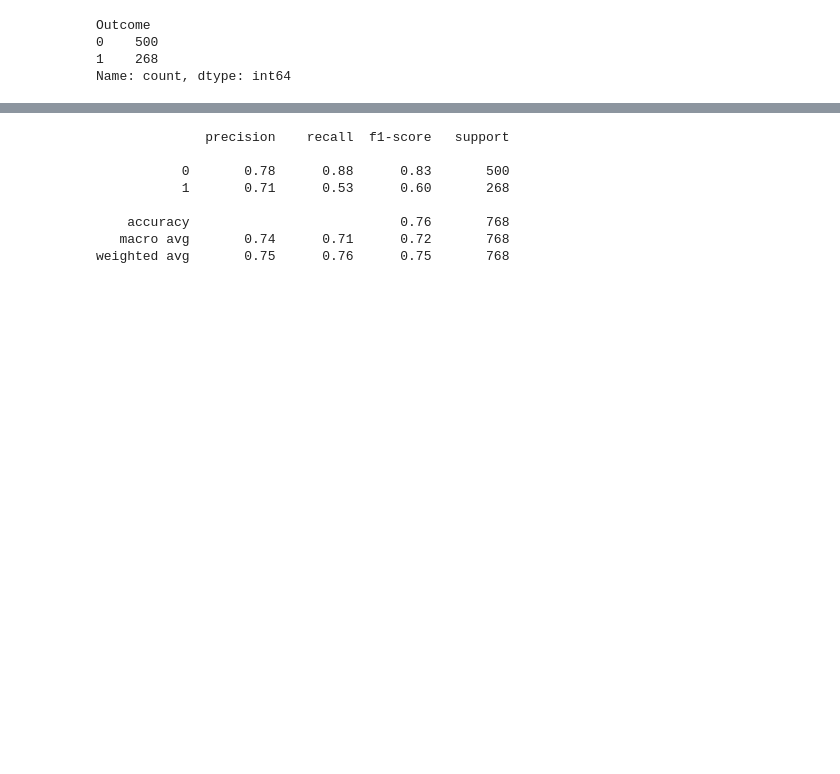
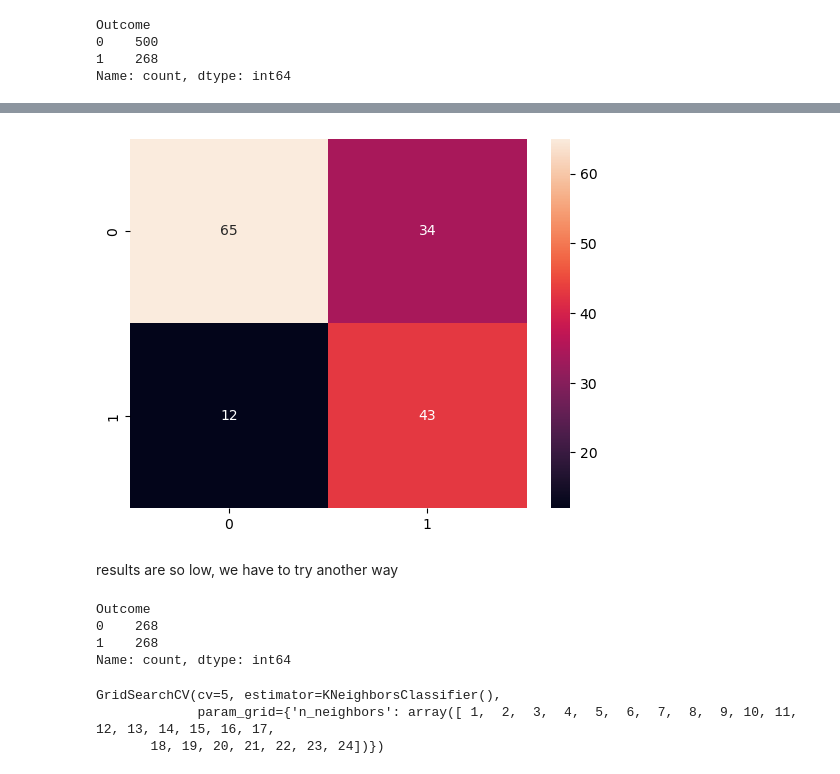
Before and after one commit to abduraaahim/diabetes-diagnosis, a Jupyter notebook: index.ipynb, the cells around one changed output, grey strips where cells are left out. Saved outputs shown, nothing was run; the diff lists cells and outputs as text; code cells hidden in the pictures; blank space fills up the shorter version.

```diff
--- a/index.ipynb
+++ b/index.ipynb
@@ -91,3 +44,6 @@ normalize
+# %%
+X = df.drop(['Outcome', 'SkinThickness', 'BloodPressure'], axis=1)
+y = df['Outcome']
 # %%
 from sklearn.preprocessing import StandardScaler
 
@@ -96,23 +52,11 @@ standart_scaler = StandardScaler()
 X = standart_scaler.fit_transform(X)
 # %%
 from sklearn.model_selection import train_test_split
-from sklearn.neighbors import KNeighborsClassifier
+
+X_train, X_test, y_train, y_test = train_test_split( X, y, test_size=0.2, random_state=42 )
+
 from imblearn.over_sampling import SMOTE
 
-X_train, X_test, y_train, y_test = train_test_split(X, y, test_size=0.2, random_state=42)
+smote = SMOTE(random_state=42)
 
-# applying smote to balance
-smote = SMOTE(random_state=42)
 X_train_resampled, y_train_resampled = smote.fit_resample(X_train, y_train)
-
-# finding best K
-scores = []
-for i in range(1, 21):
-    knn = KNeighborsClassifier(n_neighbors=i)
-    knn.fit(X_train_resampled, y_train_resampled)
-    scores.append(knn.score(X_test, y_test))
-
-plt.figure(figsize=(10, 5))
-plt.plot(range(1, 21), scores, marker='o')
-plt.grid()
-plt.show()
@@ -133,0 +63,7 @@ prediction
+# %%
+from sklearn.neighbors import KNeighborsClassifier
+from sklearn.model_selection import GridSearchCV
+
+
+knn_gscv = GridSearchCV( KNeighborsClassifier(), {'n_neighbors': np.arange(1,25)}, cv=5 )
+knn_gscv.fit(X_train, y_train)
@@ -133,0 +78,3 @@ prediction
+# %%
+knn = KNeighborsClassifier( n_neighbors=knn_gscv.best_params_['n_neighbors'] )
+knn.fit( X_train_resampled, y_train_resampled )
@@ -173,15 +103,7 @@ weighted avg       0.77      0.73      0.73       154
-# %%
-from sklearn.model_selection import cross_val_predict
-
-predict = cross_val_predict( estimator=KNeighborsClassifier(n_neighbors=best_k), X=X, y=y, cv=5 )
-
-print( classification_report(y, predict))
-# %% [output]
-              precision    recall  f1-score   support
-
-           0       0.78      0.88      0.83       500
-           1       0.71      0.53      0.60       268
-
-    accuracy                           0.76       768
-   macro avg       0.74      0.71      0.72       768
-weighted avg       0.75      0.76      0.75       768
+# %%
+sns.heatmap(confusion_matrix(y_test, y_predict), annot=True)
+plt.show()
+# %% [output]
+[figure, added]
+# %% [markdown]
+results are so low, we have to try another way
@@ -187,0 +117,7 @@ weighted avg       0.75      0.76      0.75       768
+# %%
+balanced_df['Outcome'].value_counts()
+# %% [output]
+Outcome
+0    268
+1    268
+Name: count, dtype: int64
@@ -187,0 +126,7 @@ weighted avg       0.75      0.76      0.75       768
+# %%
+grid = GridSearchCV(KNeighborsClassifier(), {'n_neighbors':np.arange(1,25)}, cv=5)
+grid.fit(X_train, y_train)
+# %% [output]
+GridSearchCV(cv=5, estimator=KNeighborsClassifier(),
+             param_grid={'n_neighbors': array([ 1,  2,  3,  4,  5,  6,  7,  8,  9, 10, 11, 12, 13, 14, 15, 16, 17,
+       18, 19, 20, 21, 22, 23, 24])})
```
Also changed, not shown: parts of 31 cells of this notebook.
